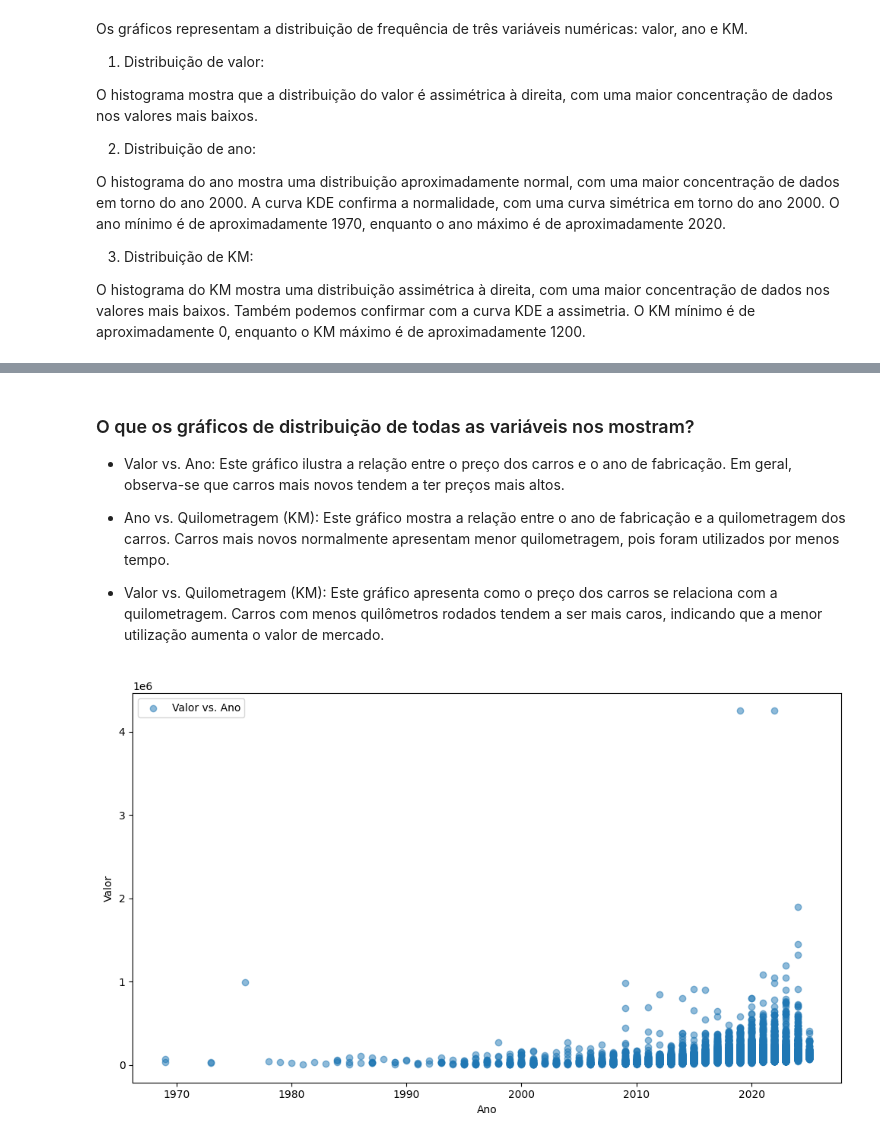
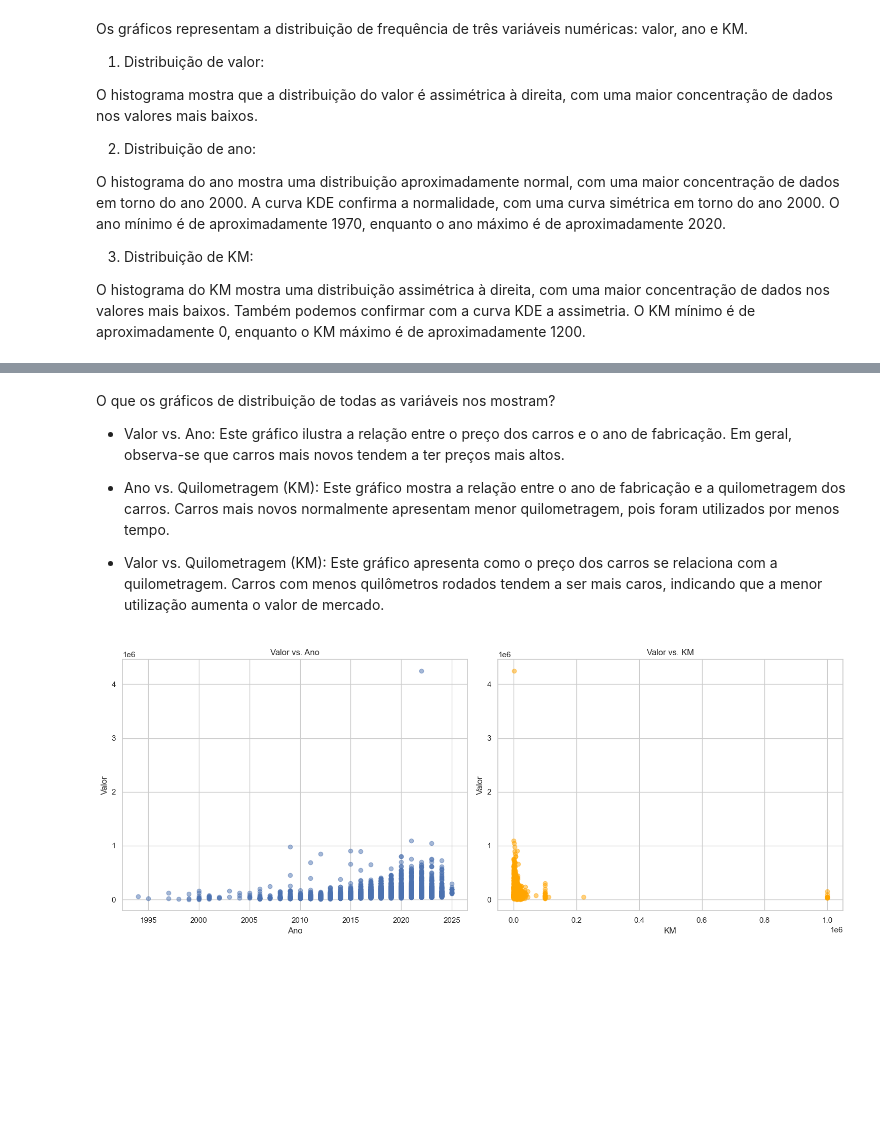
Before and after one commit to RailanDeivid/MercadoLivre_Scraper_and_CarPricePredictor, a Jupyter notebook: src/analysis/EDA.ipynb, the cells around one changed output, grey strips where cells are left out. Drawn from its saved outputs; the diff is of its cells as text; code cells hidden in the pictures; blank space fills up the shorter version.

```diff
--- a/src/analysis/EDA.ipynb
+++ b/src/analysis/EDA.ipynb
@@ -149,19 +159,27 @@ plt.show()
 # %% [markdown]
-### O que os gráficos de distribuição de todas as variáveis nos mostram?
+ O que os gráficos de distribuição de todas as variáveis nos mostram?
 
 * Valor vs. Ano: Este gráfico ilustra a relação entre o preço dos carros e o ano de fabricação. Em geral, observa-se que carros mais novos tendem a ter preços mais altos.
 
 * Ano vs. Quilometragem (KM): Este gráfico mostra a relação entre o ano de fabricação e a quilometragem dos carros. Carros mais novos normalmente apresentam menor quilometragem, pois foram utilizados por menos tempo.
 
 * Valor vs. Quilometragem (KM): Este gráfico apresenta como o preço dos carros se relaciona com a quilometragem. Carros com menos quilômetros rodados tendem a ser mais caros, indicando que a menor utilização aumenta o valor de mercado.
-# %%
-plt.figure(figsize=(10, 6))
-# Valor vs. Ano
-plt.scatter(df['ano'], df['valor'], alpha=0.5, label='Valor vs. Ano')
-# Adicionando títulos e rótulos
-plt.xlabel('Ano')
-plt.ylabel('Valor')
-plt.legend()
-plt.tight_layout()
-# %% [output]
-[figure, removed]
+# %%
+# Configuração da figura e subplots
+fig, ax = plt.subplots(1, 2, figsize=(15, 6))  # 1 linha, 2 colunas
+# Subplot 1: Valor vs. Ano
+ax[0].scatter(df['ano'], df['valor'], alpha=0.5)
+ax[0].set_xlabel('Ano')
+ax[0].set_ylabel('Valor')
+ax[0].set_title('Valor vs. Ano')
+# Subplot 2: Valor vs. KM
+ax[1].scatter(df['KM'], df['valor'], alpha=0.5, color='orange')
+ax[1].set_xlabel('KM')
+ax[1].set_ylabel('Valor')
+ax[1].set_title('Valor vs. KM')
+# Ajustar layout
+plt.tight_layout()
+# Exibir gráfico
+plt.show()
+# %% [output]
+[figure, added]
```
Also changed, not shown: parts of 28 cells of this notebook, 3 other files.
